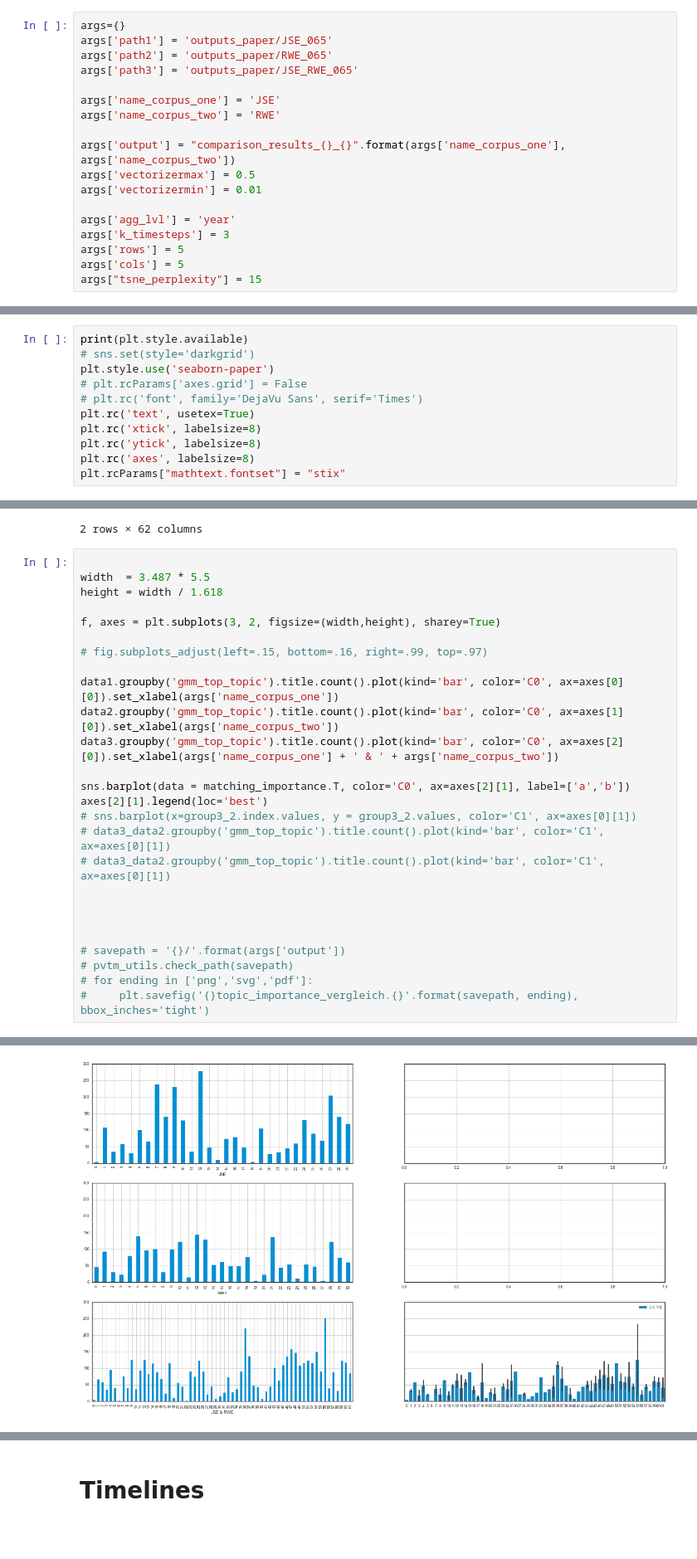
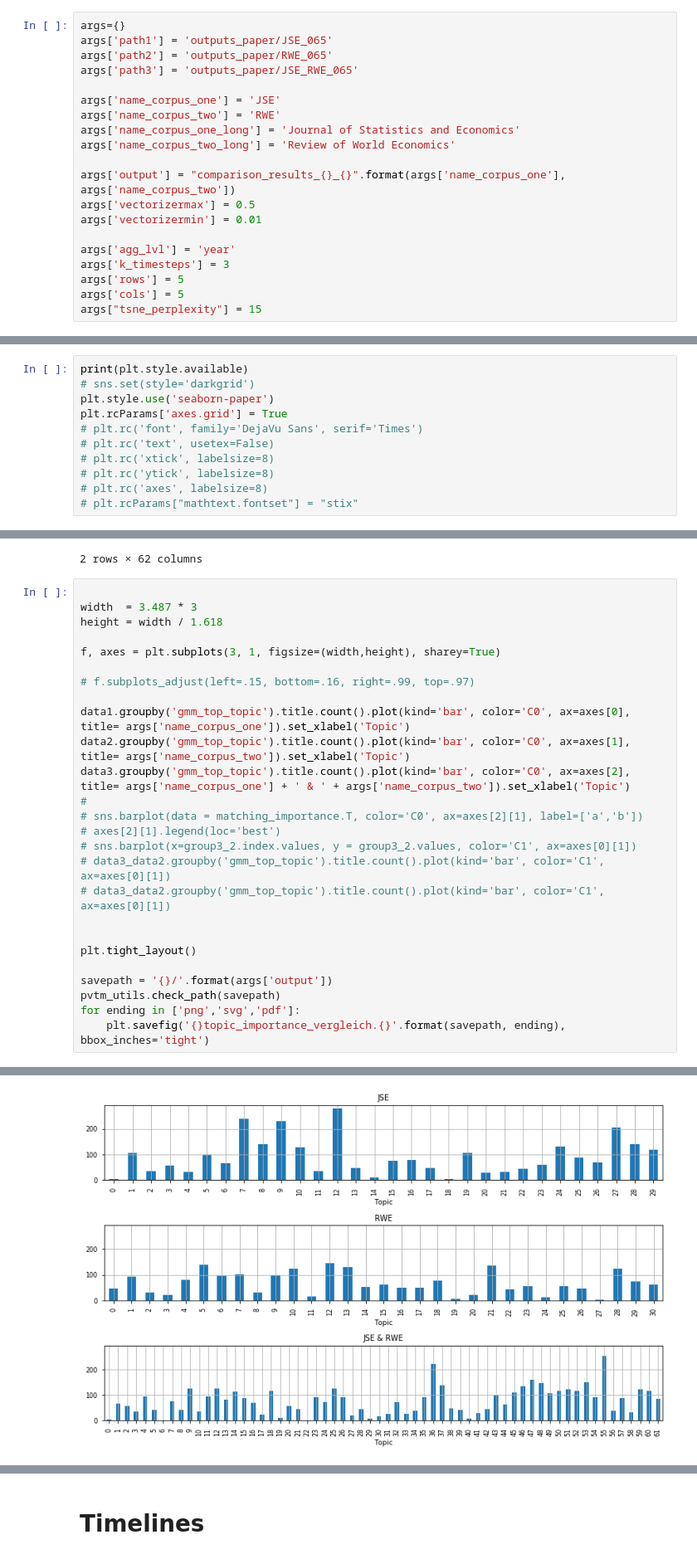
Before and after one commit to cherry-1024/pvtm-core, a Jupyter notebook: corpus_comparer.ipynb, the cells around one changed output, grey strips where cells are left out. Shown at 83% size. Saved outputs shown, nothing was run; the diff lists cells and outputs as text; blank space fills up the shorter version.

```diff
--- a/corpus_comparer.ipynb
+++ b/corpus_comparer.ipynb
@@ -23,6 +23,8 @@ args['path3'] = 'outputs_paper/JSE_RWE_065'
 
 args['name_corpus_one'] = 'JSE'
 args['name_corpus_two'] = 'RWE'
+args['name_corpus_one_long'] = 'Journal of Statistics and Economics'
+args['name_corpus_two_long'] = 'Review of World Economics'
 
 args['output'] = "comparison_results_{}_{}".format(args['name_corpus_one'], args['name_corpus_two'])
 args['vectorizermax'] = 0.5
@@ -79,11 +81,11 @@ bh2 = bhtsne3.iloc[data3_data2.index]
 print(plt.style.available)
 # sns.set(style='darkgrid')
 plt.style.use('seaborn-paper')
-# plt.rcParams['axes.grid'] = False
+plt.rcParams['axes.grid'] = True
 # plt.rc('font', family='DejaVu Sans', serif='Times')
-plt.rc('text', usetex=True)
-plt.rc('xtick', labelsize=8)
-plt.rc('ytick', labelsize=8)
-plt.rc('axes', labelsize=8)
-plt.rcParams["mathtext.fontset"] = "stix"
+# plt.rc('text', usetex=False)
+# plt.rc('xtick', labelsize=8)
+# plt.rc('ytick', labelsize=8)
+# plt.rc('axes', labelsize=8)
+# plt.rcParams["mathtext.fontset"] = "stix"
 # %% [output]
@@ -148,28 +150,28 @@ matching_importance.fillna(0).T
 2 rows × 62 columns
 # %%
 
-width  = 3.487 * 5.5
+width  = 3.487 * 3
 height = width / 1.618
 
-f, axes = plt.subplots(3, 2, figsize=(width,height), sharey=True)
+f, axes = plt.subplots(3, 1, figsize=(width,height), sharey=True)
 
-# fig.subplots_adjust(left=.15, bottom=.16, right=.99, top=.97)
+# f.subplots_adjust(left=.15, bottom=.16, right=.99, top=.97)
 
-data1.groupby('gmm_top_topic').title.count().plot(kind='bar', color='C0', ax=axes[0][0]).set_xlabel(args['name_corpus_one'])
-data2.groupby('gmm_top_topic').title.count().plot(kind='bar', color='C0', ax=axes[1][0]).set_xlabel(args['name_corpus_two'])
-data3.groupby('gmm_top_topic').title.count().plot(kind='bar', color='C0', ax=axes[2][0]).set_xlabel(args['name_corpus_one'] + ' & ' + args['name_corpus_two'])
-
-sns.barplot(data = matching_importance.T, color='C0', ax=axes[2][1], label=['a','b'])
-axes[2][1].legend(loc='best')
+data1.groupby('gmm_top_topic').title.count().plot(kind='bar', color='C0', ax=axes[0], title= args['name_corpus_one']).set_xlabel('Topic')
+data2.groupby('gmm_top_topic').title.count().plot(kind='bar', color='C0', ax=axes[1], title= args['name_corpus_two']).set_xlabel('Topic')
+data3.groupby('gmm_top_topic').title.count().plot(kind='bar', color='C0', ax=axes[2], title= args['name_corpus_one'] + ' & ' + args['name_corpus_two']).set_xlabel('Topic')
+#
+# sns.barplot(data = matching_importance.T, color='C0', ax=axes[2][1], label=['a','b'])
+# axes[2][1].legend(loc='best')
 # sns.barplot(x=group3_2.index.values, y = group3_2.values, color='C1', ax=axes[0][1])
 # data3_data2.groupby('gmm_top_topic').title.count().plot(kind='bar', color='C1', ax=axes[0][1])
 # data3_data2.groupby('gmm_top_topic').title.count().plot(kind='bar', color='C1', ax=axes[0][1])
 
 
+plt.tight_layout()
 
-
-# savepath = '{}/'.format(args['output'])
-# pvtm_utils.check_path(savepath)
-# for ending in ['png','svg','pdf']:
-#     plt.savefig('{}topic_importance_vergleich.{}'.format(savepath, ending), bbox_inches='tight')
+savepath = '{}/'.format(args['output'])
+pvtm_utils.check_path(savepath)
+for ending in ['png','svg','pdf']:
+    plt.savefig('{}topic_importance_vergleich.{}'.format(savepath, ending), bbox_inches='tight')
 # %% [output]
@@ -177 +178 @@ axes[2][1].legend(loc='best')
-[figure, old version]
+[figure, new version]
```
Also changed, not shown: parts of 31 cells of this notebook.
